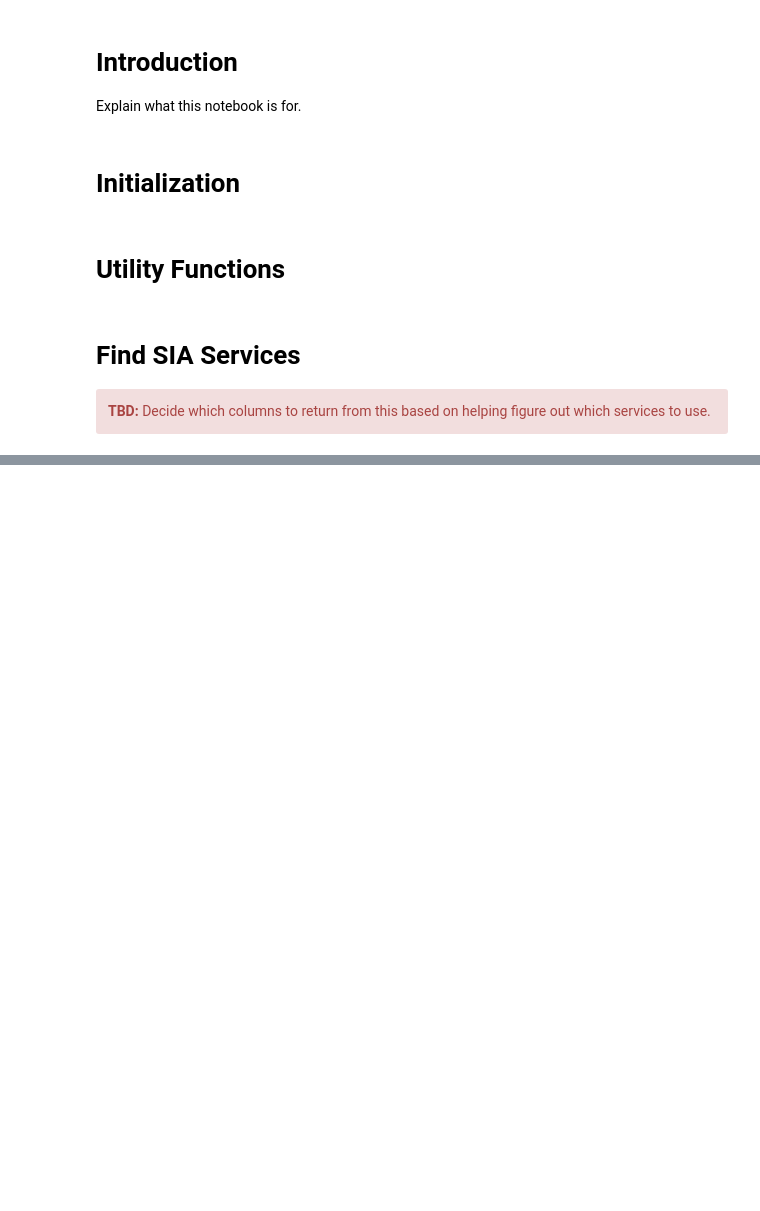
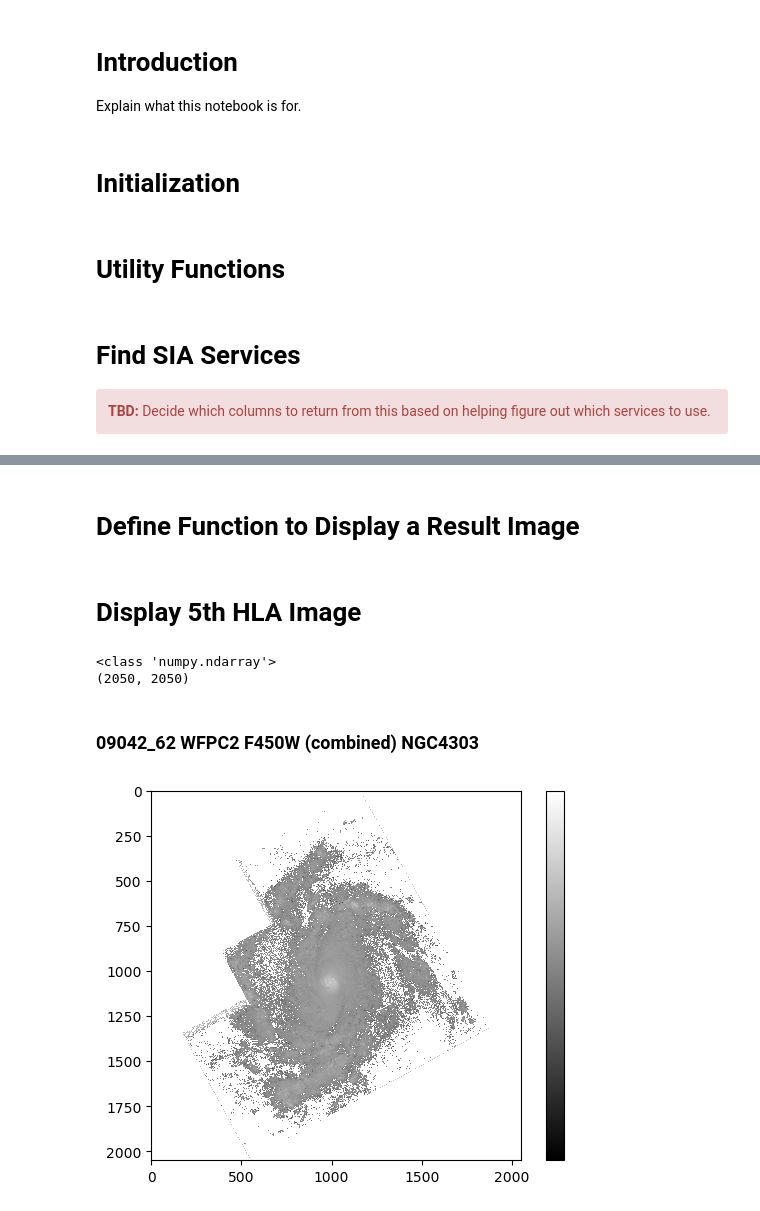
Before and after one commit to vandesai1/navo_workshops, a Jupyter notebook: mast/MAST SIA.ipynb, the cells around one changed output, grey strips where cells are left out. Saved outputs shown, nothing was run; the diff lists cells and outputs as text; code cells hidden in the pictures; blank space fills up the shorter version.

```diff
--- a/mast/MAST SIA.ipynb
+++ b/mast/MAST SIA.ipynb
@@ -187,0 +236,53 @@ Queried: http://hla.stsci.edu/cgi-bin/hlaSIAP.cgi?imagetype=best&amp;inst=ACS,AC
+# %% [markdown]
+# Define Function to Display a Result Image
+# %%
+def display_image(sia_table, row):
+    #
+    # Use UCDs to find the title and access URL columns.
+    #
+    title_col = find_column_by_ucd(sia_table, 'VOX:Image_Title')
+    access_url_col = find_column_by_ucd(sia_table, 'VOX:Image_AccessReference')
+
+    if (title_col is not None and access_url_col is not None):
+        if (row >= 0 and row < len(sia_table)):
+            title = sia_table[title_col.name][row]
+            access_url = sia_table[access_url_col.name][row]
+
+            # Retrieve the image from the URL (or from cache if it was already retrieved).
+            image_file = download_file(access_url, cache=True )
+
+            # Plot the first image data we find.
+
+            hdu_list = fits.open(image_file)
+            for i in range(len(hdu_list)):
+                h = hdu_list[i].header
+                prime_or_image = (i == 0) or (h.get('XTENSION') == 'IMAGE')
+                is_image = (h.get('NAXIS') == 2) and prime_or_image
+                if (is_image):
+                    break
+
+            image_data = hdu_list[i].data
+
+            print(type(image_data))
+            print(image_data.shape)
+            # Display title in a header.
+            md = '### {}'.format(title)
+            display(Markdown(md))
+
+            # Display the image data.
+            plt.imshow(image_data, cmap='gray', norm=LogNorm())
+            plt.colorbar()
+
+        else:
+            print ('Row {} out of range for table of size {}.'.format(row, len(sia_table)))
+    else:
+        print('Unable to locate title and access_url columns.')
+# %% [markdown]
+# Display 5th HLA Image
+# %%
+display_image(all_results['HLA'], 4)
+# %% [output]
+<class 'numpy.ndarray'>
+(2050, 2050)
+### 09042_62 WFPC2 F450W (combined) NGC4303
+[figure, added]
```
Also changed, not shown: parts of 11 cells of this notebook.
